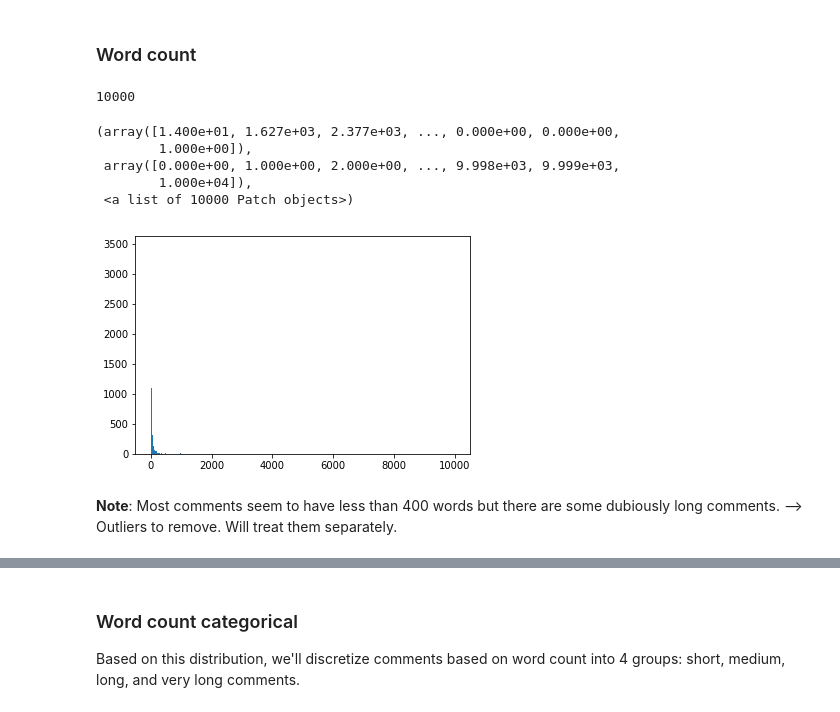
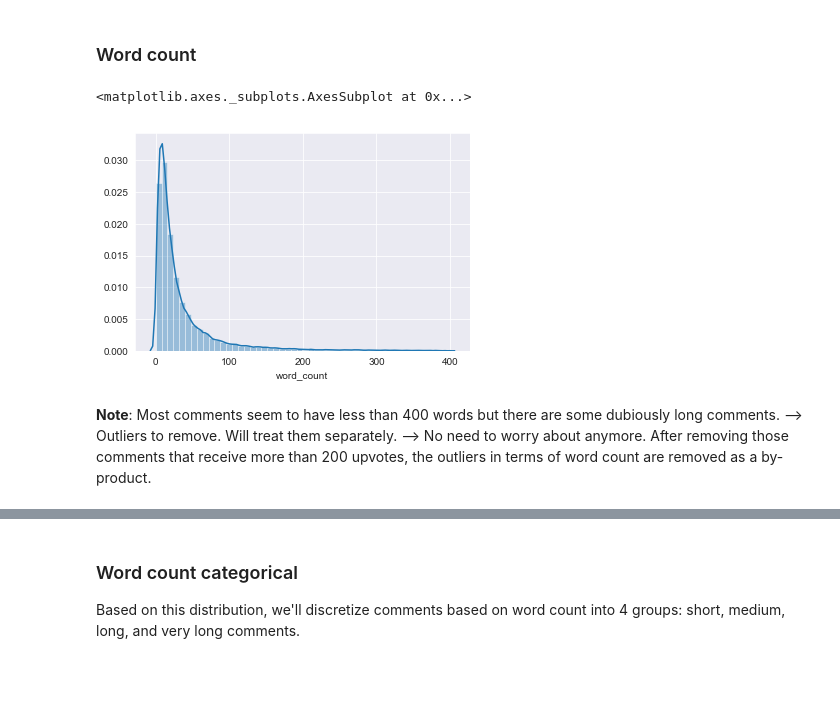
Before and after one commit to Prakhar-USF/ml-reddit, a Jupyter notebook: final_project_hai.ipynb, the cells around one changed output, grey strips where cells are left out. Drawn from its saved outputs; the diff is of its cells as text; code cells hidden in the pictures; blank space fills up the shorter version.

```diff
--- a/final_project_hai.ipynb
+++ b/final_project_hai.ipynb
@@ -103,0 +107,3 @@ plt.xticks(rotation=30)
+# %%
+sns.set_style('darkgrid')
+sns.distplot(reddit['ups'])
@@ -103,0 +113,5 @@ plt.xticks(rotation=30)
+# %%
+reddit = reddit[reddit['ups'] <= 1000]
+# %%
+sns.set_style('darkgrid')
+sns.distplot(reddit['ups'])
@@ -104,3 +125,5 @@ plt.xticks(rotation=30)
+# %%
+reddit = reddit[reddit['ups'] <= 200]
 # %% [markdown]
 # Feature engineering
 # %% [markdown]
@@ -136,7 +153,3 @@ reddit['num_link'] = reddit['text'].str.count('http') + reddit['text'].str.count
 reddit.text = reddit.text.str.replace('[.,?!;:]', '')
 # %%
 reddit['word_count'] = reddit['text'].str.split().str.len()
-# %%
-reddit.word_count.max()
-# %% [output]
-10000
@@ -143,12 +159,9 @@ reddit.word_count.max()
 # %%
-plt.hist(x=reddit['word_count'], bins=10000)
+sns.distplot(reddit['word_count'])
+# plt.hist(x=reddit['word_count'], bins=10000)
 # %% [output]
-(array([1.400e+01, 1.627e+03, 2.377e+03, ..., 0.000e+00, 0.000e+00,
-        1.000e+00]),
- array([0.000e+00, 1.000e+00, 2.000e+00, ..., 9.998e+03, 9.999e+03,
-        1.000e+04]),
- <a list of 10000 Patch objects>)
+<matplotlib.axes._subplots.AxesSubplot at 0x...>
-[figure, old version]
+[figure, new version]
 # %% [markdown]
-__Note__: Most comments seem to have less than 400 words but there are some dubiously long comments. --> Outliers to remove. Will treat them separately.
+__Note__: Most comments seem to have less than 400 words but there are some dubiously long comments. --> Outliers to remove. Will treat them separately. --> No need to worry about anymore. After removing those comments that receive more than 200 upvotes, the outliers in terms of word count are removed as a by-product.
 # %%
```
Also changed, not shown: parts of 36 cells of this notebook.
